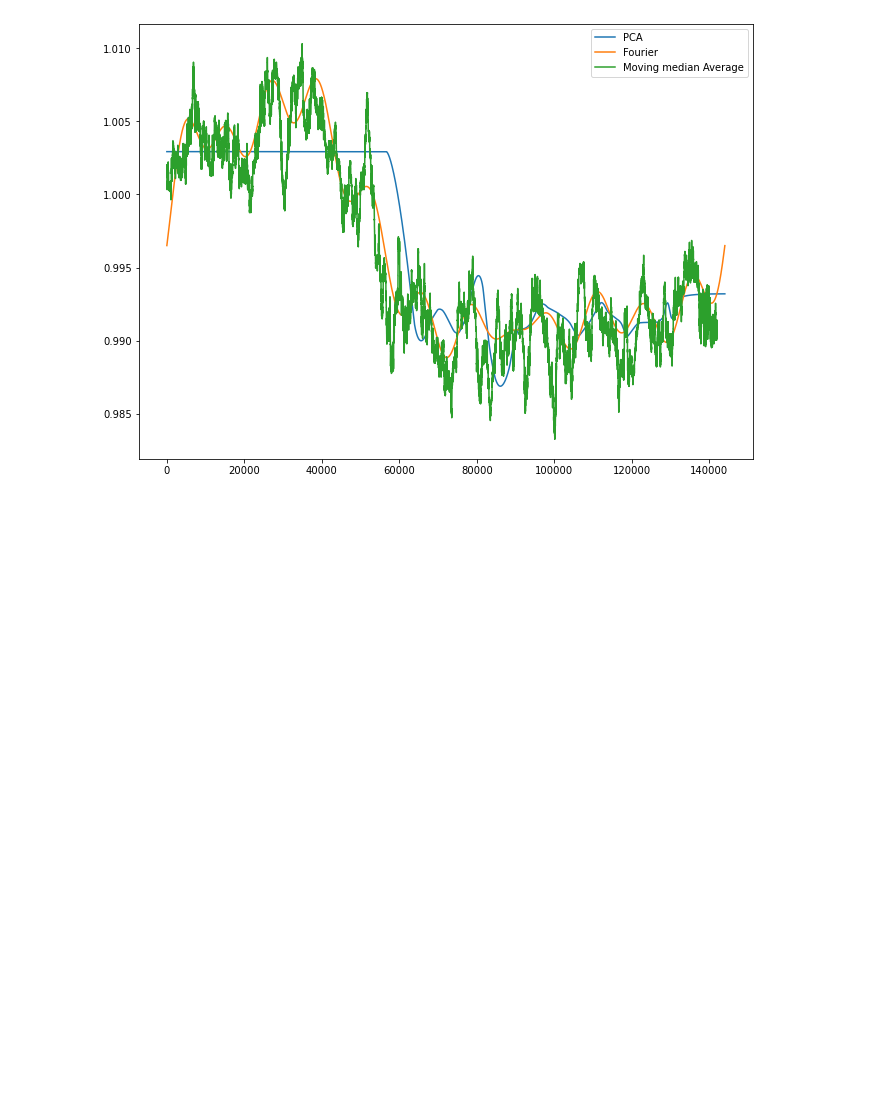
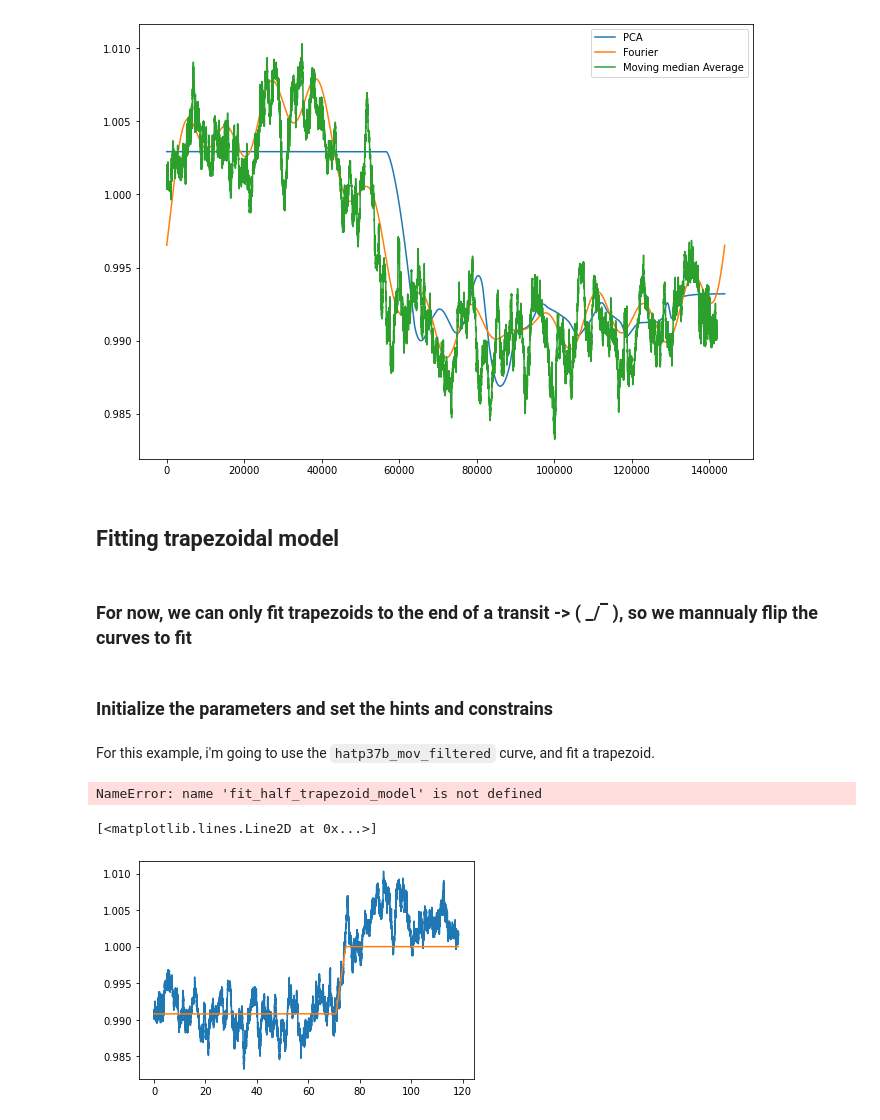
Before and after one commit to ferwazz/HCLcat, a Jupyter notebook: examples_notebook.ipynb, the cells around one changed output. Drawn from its saved outputs; the diff is of its cells as text; code cells hidden in the pictures; blank space fills up the shorter version.

```diff
--- a/examples_notebook.ipynb
+++ b/examples_notebook.ipynb
@@ -132,3 +141,7 @@ plt.legend()
 # %% [output]
 <matplotlib.legend.Legend at 0x...>
 [figure]
+# %% [markdown]
+## Fitting trapezoidal model
+# %% [markdown]
+### For now, we can only fit trapezoids to the end of a transit -> ( _/‾ ), so we mannualy flip the curves to fit
@@ -134,0 +150,15 @@ plt.legend()
+# %% [markdown]
+### Initialize the parameters and set the hints and constrains
+# %% [markdown]
+For this example, i'm going to use the `hatp37b_mov_filtered` curve, and fit a trapezoid.
+# %%
+curve_to_fit = hatp37b_mov_filtered[::-1]  ## its flipped because its a start of a transit!
+result = fit_half_trapezoid_model(curve_to_fit)
+# %% [output]
+NameError: name 'fit_half_trapezoid_model' is not defined
+# %%
+plt.plot(time,curve_to_fit)
+plt.plot(time, result.best_fit)
+# %% [output]
+[<matplotlib.lines.Line2D at 0x...>]
+[figure, added]
```
Also changed, not shown: parts of 13 cells of this notebook.
